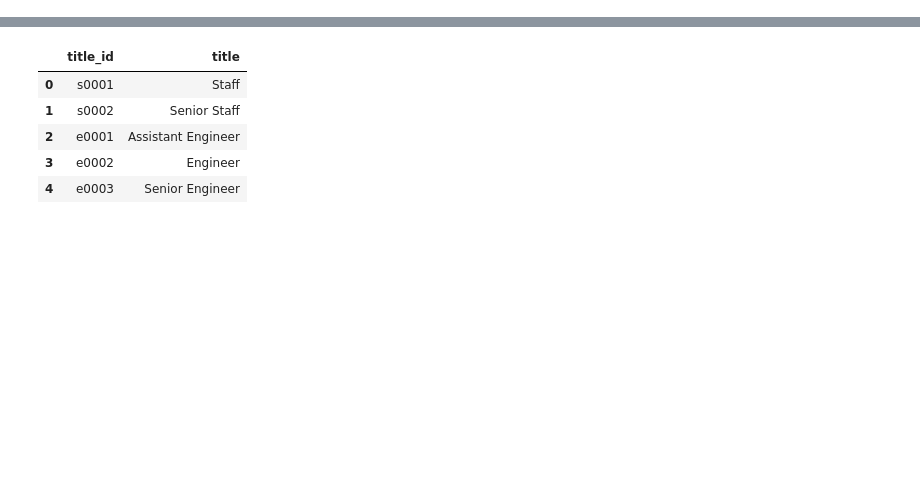
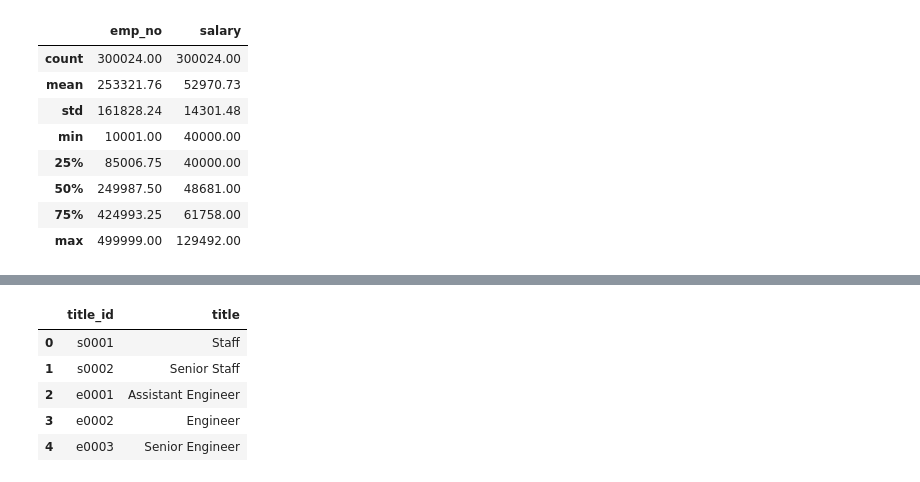
Before and after one commit to ic17rey/sql-challenge, a Jupyter notebook: sql_bonus.ipynb, the cells around one changed output, grey strips where cells are left out. Drawn from its saved outputs; the diff is of its cells as text; code cells hidden in the pictures; blank space fills up the shorter version.

```diff
--- a/sql_bonus.ipynb
+++ b/sql_bonus.ipynb
@@ -40,0 +39,13 @@ data_salaries.head()
+# %%
+# Look at statistics for the salaries
+data_salaries.describe()
+# %% [output]
+|  | emp_no | salary |
+| count | 300024.00 | 300024.00 |
+| mean | 253321.76 | 52970.73 |
+| std | 161828.24 | 14301.48 |
+| min | 10001.00 | 40000.00 |
+| 25% | 85006.75 | 40000.00 |
+| 50% | 249987.50 | 48681.00 |
+| 75% | 424993.25 | 61758.00 |
+| max | 499999.00 | 129492.00 |
```
Also changed, not shown: parts of 9 cells of this notebook.
